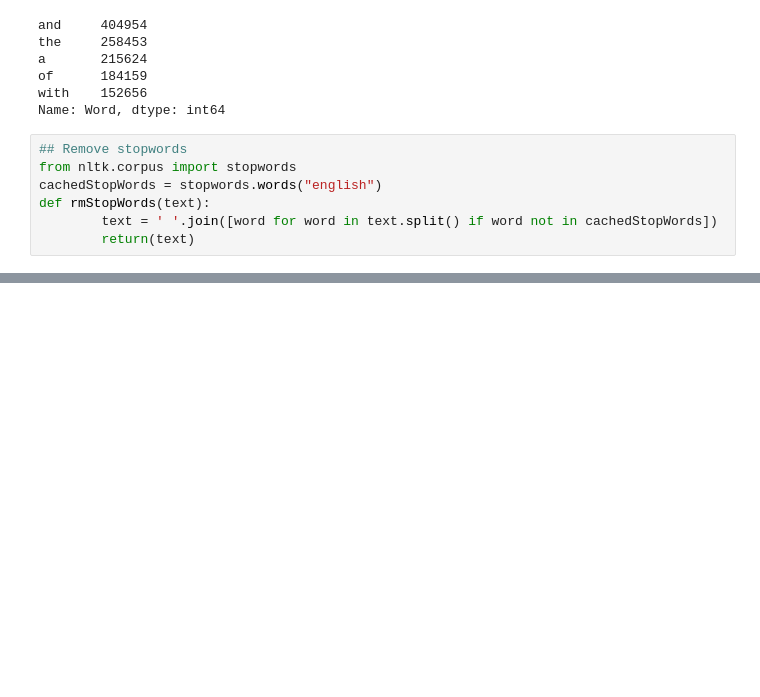
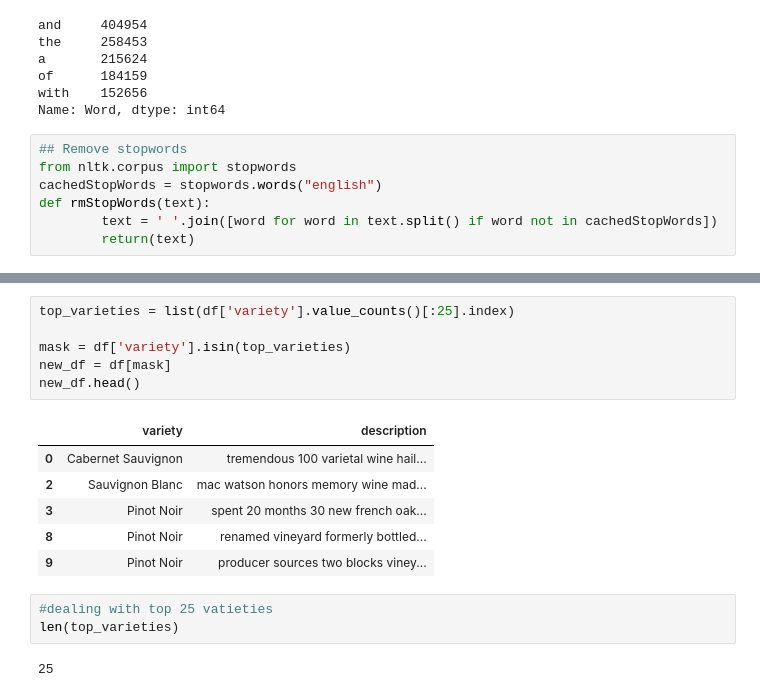
Before and after one commit to p-mckenzie/TextAnalytics, a Jupyter notebook: Project/Text_Project.ipynb, the cells around one changed output, grey strips where cells are left out. Cells and saved outputs as stored; diff of their text form; blank space fills up the shorter version.

```diff
--- a/Project/Text_Project.ipynb
+++ b/Project/Text_Project.ipynb
@@ -318,0 +89,18 @@ new_test_df
+# %%
+top_varieties = list(df['variety'].value_counts()[:25].index)
+
+mask = df['variety'].isin(top_varieties)
+new_df = df[mask]
+new_df.head()
+# %% [output]
+|  | variety | description |
+| 0 | Cabernet Sauvignon | tremendous 100 varietal wine hail... |
+| 2 | Sauvignon Blanc | mac watson honors memory wine mad... |
+| 3 | Pinot Noir | spent 20 months 30 new french oak... |
+| 8 | Pinot Noir | renamed vineyard formerly bottled... |
+| 9 | Pinot Noir | producer sources two blocks viney... |
+# %%
+#dealing with top 25 vatieties
+len(top_varieties)
+# %% [output]
+25
```
Also changed, not shown: parts of 27 cells of this notebook, 1 other file.
